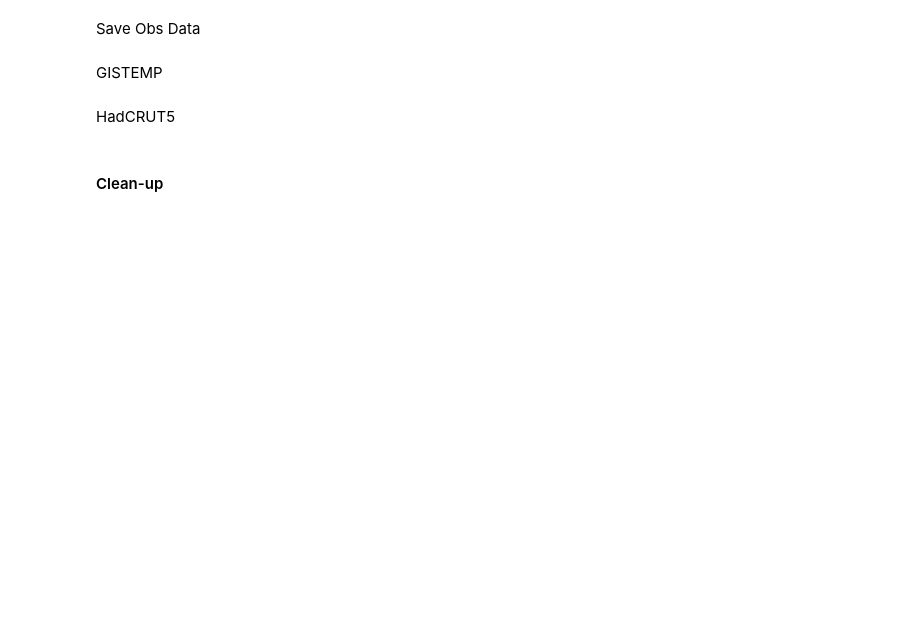
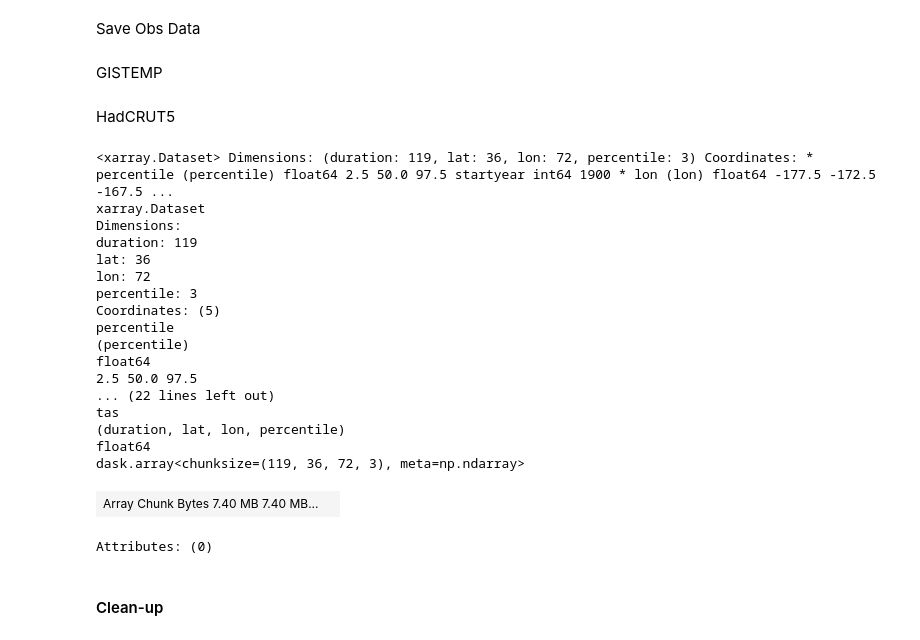
Before and after one commit to jshaw35/internalvar-vs-obsunc, a Jupyter notebook: preprocess_obs2/preprocess10.2_compute_trendpercentiles.ipynb, the cells around one changed output. Saved outputs shown, nothing was run; the diff lists cells and outputs as text; code cells hidden in the pictures; blank space fills up the shorter version.

```diff
--- a/preprocess_obs2/preprocess10.2_compute_trendpercentiles.ipynb
+++ b/preprocess_obs2/preprocess10.2_compute_trendpercentiles.ipynb
@@ -379,4 +381,26 @@ HadCRUT5
 hadcrut5_5x5_trends_percentiles = xr.merge([hadcrut5_trends_2_5perc.assign_coords({'percentile':2.5}).expand_dims('percentile',axis=-1),
                                             hadcrut5_trends_50perc.assign_coords({'percentile':50.0}).expand_dims('percentile',axis=-1),
                                             hadcrut5_trends_97_5perc.assign_coords({'percentile':97.5}).expand_dims('percentile',axis=-1)])
+# %%
+hadcrut5_5x5_trends_percentiles
+# %% [output]
+<xarray.Dataset> Dimensions: (duration: 119, lat: 36, lon: 72, percentile: 3) Coordinates: * percentile (percentile) float64 2.5 50.0 97.5 startyear int64 1900 * lon (lon) float64 -177.5 -172.5 -167.5 ...
+xarray.Dataset
+Dimensions:
+duration: 119
+lat: 36
+lon: 72
+percentile: 3
+Coordinates: (5)
+percentile
+(percentile)
+float64
+2.5 50.0 97.5
+... (22 lines left out)
+tas
+(duration, lat, lon, percentile)
+float64
+dask.array<chunksize=(119, 36, 72, 3), meta=np.ndarray>
+| Array Chunk Bytes 7.40 MB 7.40 MB... |  |
+Attributes: (0)
 # %%
```
Also changed, not shown: parts of 3 cells of this notebook, 1 other file.
